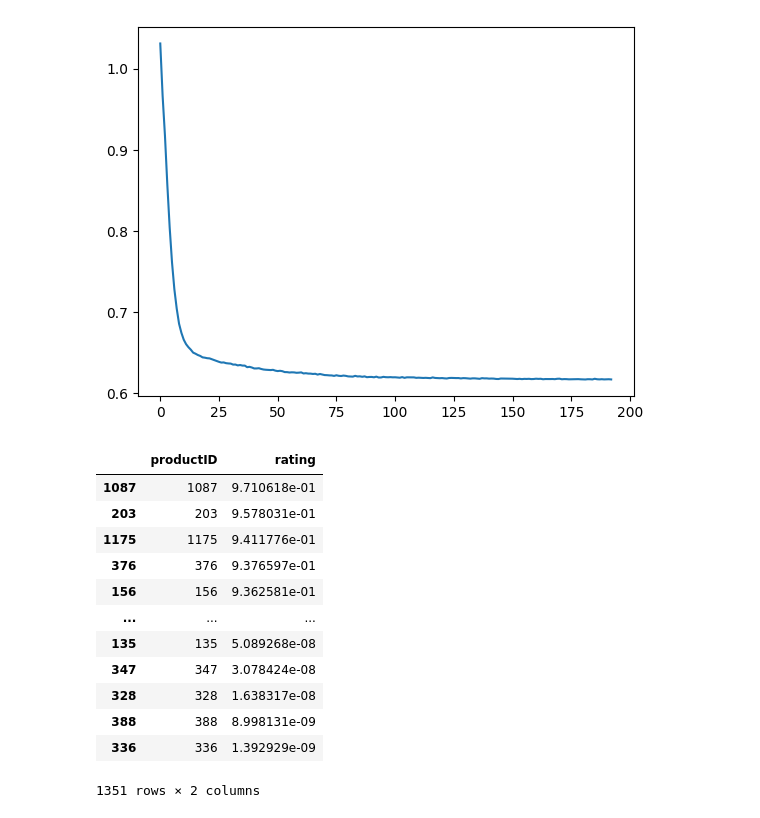
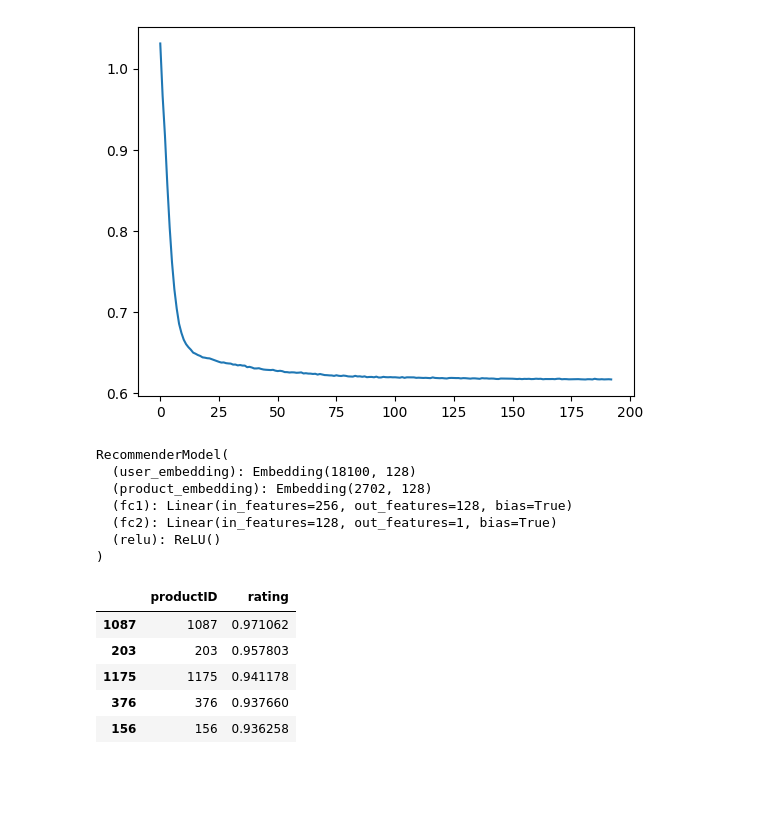
Before and after one commit to Ris-code/Walmart-Sparkathon, a Jupyter notebook: customerProductRecommendation/productrecommendations-customer.ipynb, the cells around one changed output. Drawn from its saved outputs; the diff is of its cells as text; code cells hidden in the pictures; blank space fills up the shorter version.

Commit message:
added recommendation csv

```diff
--- a/customerProductRecommendation/productrecommendations-customer.ipynb
+++ b/customerProductRecommendation/productrecommendations-customer.ipynb
@@ -221,6 +221,7 @@ plt.plot(train_losses)
 [figure]
 # %%
 def recommend_products(model, user_id, userDict, productDict, device):
+    model.eval()
     l = []
     productIds = []
     for i in productDict.keys():
@@ -241,19 +242,29 @@ def recommend_products(model, user_id, userDict, productDict, device):
 
     recommendations = recommendations.sort_values(by='rating', ascending=False)
     return recommendations
+# %%
+model = torch.load(r'C:\Users\91860\OneDrive\Desktop\Sparkathon\Walmart-Sparkathon\customerProductRecommendation\customerRecommendationModel.pth')
+
+# Set the model to evaluation mode
+model.eval()
+# %% [output]
+RecommenderModel(
+  (user_embedding): Embedding(18100, 128)
+  (product_embedding): Embedding(2702, 128)
+  (fc1): Linear(in_features=256, out_features=128, bias=True)
+  (fc2): Linear(in_features=128, out_features=1, bias=True)
+  (relu): ReLU()
+)
+# %%
+device = torch.device('cuda' if torch.cuda.is_available() else 'cpu')
 # %%
-recommend_products(model, 1 , userDict, productDict, device)
+recommendations = recommend_products(model, 1 , userDict, productDict, device)
-# %% [output]
-|  | productID | rating |
-| 1087 | 1087 | 9.710618e-01 |
-| 203 | 203 | 9.578031e-01 |
-| 1175 | 1175 | 9.411776e-01 |
-| 376 | 376 | 9.376597e-01 |
-| 156 | 156 | 9.362581e-01 |
-| ... | ... | ... |
-| 135 | 135 | 5.089268e-08 |
-| 347 | 347 | 3.078424e-08 |
-| 328 | 328 | 1.638317e-08 |
-| 388 | 388 | 8.998131e-09 |
-| 336 | 336 | 1.392929e-09 |
-1351 rows × 2 columns
+# %%
+recommendations.head()
+# %% [output]
+|  | productID | rating |
+| 1087 | 1087 | 0.971062 |
+| 203 | 203 | 0.957803 |
+| 1175 | 1175 | 0.941178 |
+| 376 | 376 | 0.937660 |
+| 156 | 156 | 0.936258 |
```
Also changed, not shown: parts of 2 cells of this notebook, 1 other file.
